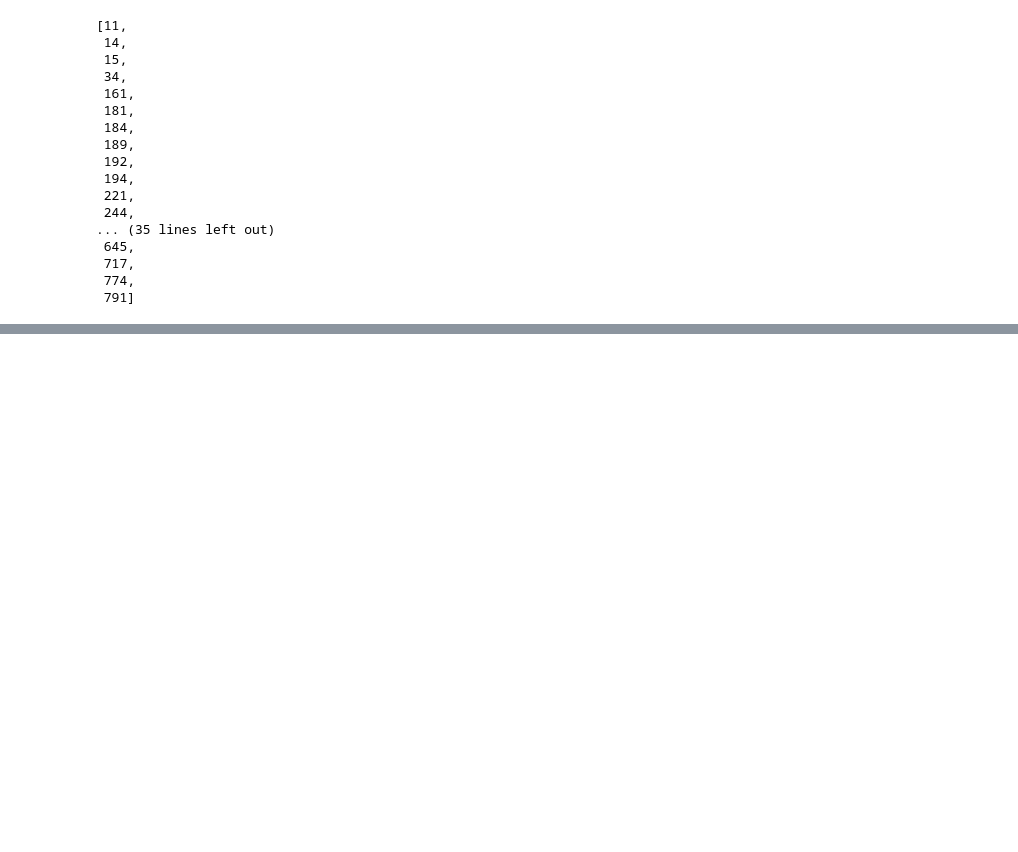
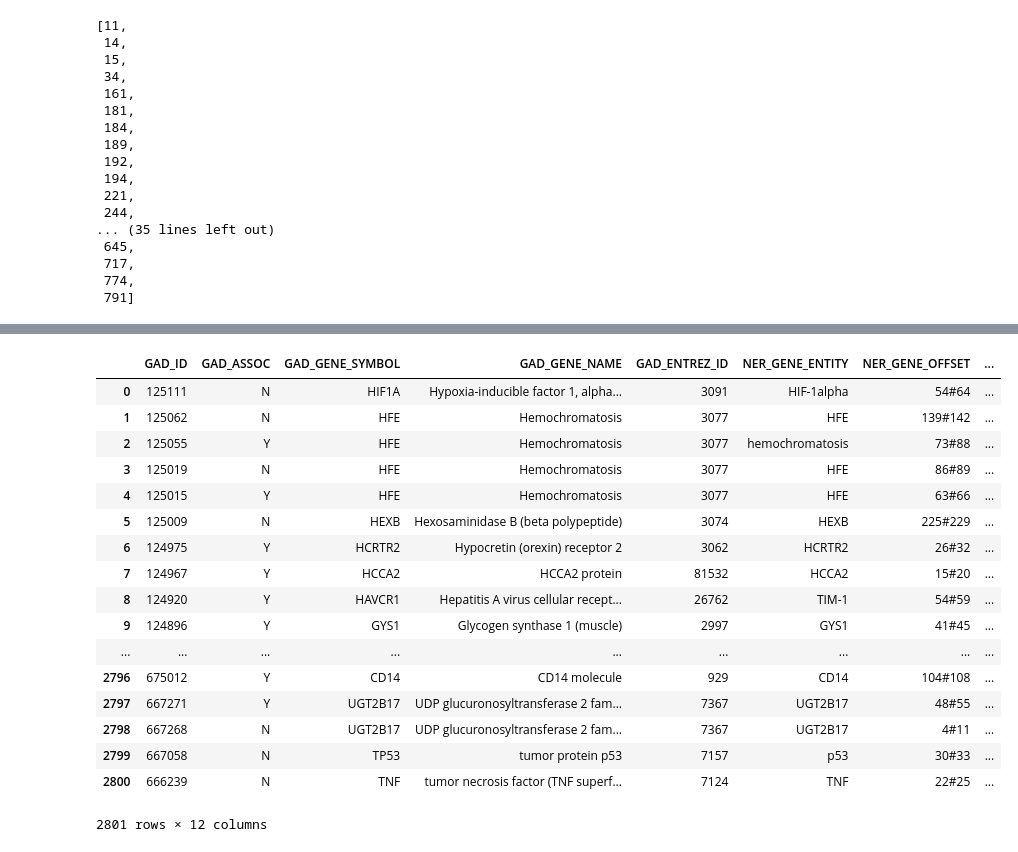
Before and after one commit to tsantosh7/Unsupervised-Supervised-Protein-Genes-Diseases-Organisms-Extraction, a Jupyter notebook: Code/Few_Shot_Learning_Relations_v01.ipynb, the cells around one changed output, grey strips where cells are left out. Saved outputs shown, nothing was run; the diff lists cells and outputs as text; code cells hidden in the pictures; blank space fills up the shorter version.

```diff
--- a/Code/Few_Shot_Learning_Relations_v01.ipynb
+++ b/Code/Few_Shot_Learning_Relations_v01.ipynb
@@ -281,0 +333,29 @@ miss_classified
+# %%
+# Generalisation on the Unseen Dataset GAD
+
+
+doc_t_d = codecs.open(data_path+'GAD_Corpus_IBIgroup/'+'GAD_Y_N'+'.csv','rU','UTF-8',errors='ignore')
+GAD_target_disease = pd.read_csv(doc_t_d, sep='\t', na_filter = False)
+GAD_target_disease['CLASS'] = 'gene_disease'
+
+
+GAD_target_disease
+# %% [output]
+|  | GAD_ID | GAD_ASSOC | GAD_GENE_SYMBOL | GAD_GENE_NAME | GAD_ENTREZ_ID | NER_GENE_ENTITY | NER_GENE_OFFSET | ... |
+| 0 | 125111 | N | HIF1A | Hypoxia-inducible factor 1, alpha... | 3091 | HIF-1alpha | 54#64 | ... |
+| 1 | 125062 | N | HFE | Hemochromatosis | 3077 | HFE | 139#142 | ... |
+| 2 | 125055 | Y | HFE | Hemochromatosis | 3077 | hemochromatosis | 73#88 | ... |
+| 3 | 125019 | N | HFE | Hemochromatosis | 3077 | HFE | 86#89 | ... |
+| 4 | 125015 | Y | HFE | Hemochromatosis | 3077 | HFE | 63#66 | ... |
+| 5 | 125009 | N | HEXB | Hexosaminidase B (beta polypeptide) | 3074 | HEXB | 225#229 | ... |
+| 6 | 124975 | Y | HCRTR2 | Hypocretin (orexin) receptor 2 | 3062 | HCRTR2 | 26#32 | ... |
+| 7 | 124967 | Y | HCCA2 | HCCA2 protein | 81532 | HCCA2 | 15#20 | ... |
+| 8 | 124920 | Y | HAVCR1 | Hepatitis A virus cellular recept... | 26762 | TIM-1 | 54#59 | ... |
+| 9 | 124896 | Y | GYS1 | Glycogen synthase 1 (muscle) | 2997 | GYS1 | 41#45 | ... |
+| ... | ... | ... | ... | ... | ... | ... | ... | ... |
+| 2796 | 675012 | Y | CD14 | CD14 molecule | 929 | CD14 | 104#108 | ... |
+| 2797 | 667271 | Y | UGT2B17 | UDP glucuronosyltransferase 2 fam... | 7367 | UGT2B17 | 48#55 | ... |
+| 2798 | 667268 | N | UGT2B17 | UDP glucuronosyltransferase 2 fam... | 7367 | UGT2B17 | 4#11 | ... |
+| 2799 | 667058 | N | TP53 | tumor protein p53 | 7157 | p53 | 30#33 | ... |
+| 2800 | 666239 | N | TNF | tumor necrosis factor (TNF superf... | 7124 | TNF | 22#25 | ... |
+2801 rows × 12 columns
```
Also changed, not shown: parts of 12 cells of this notebook.
